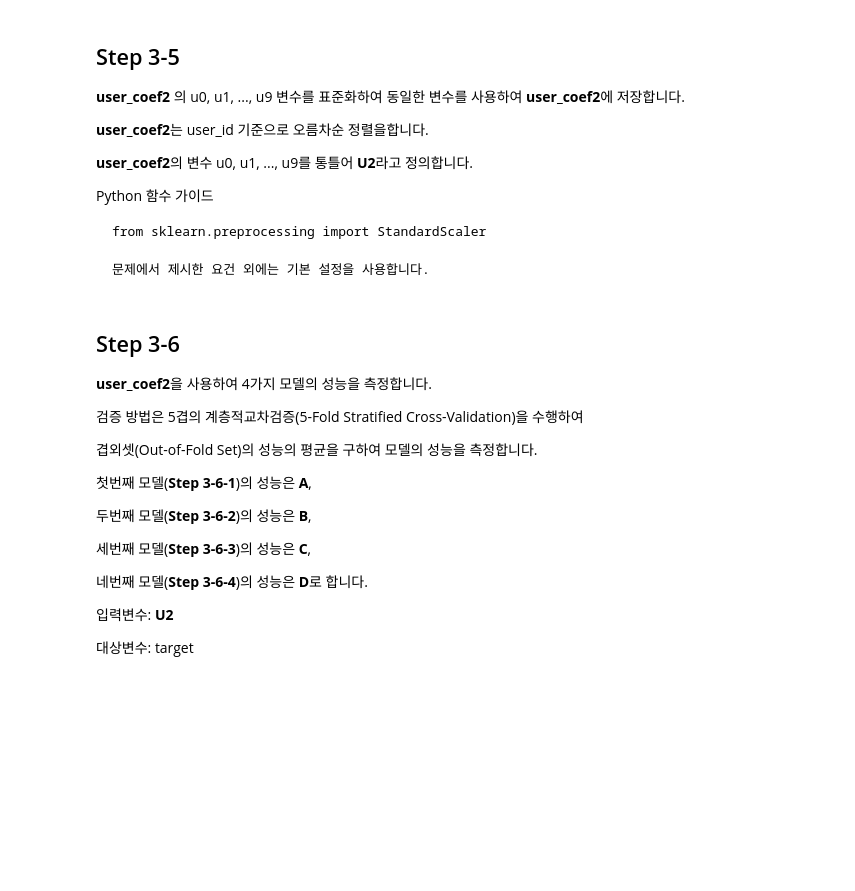
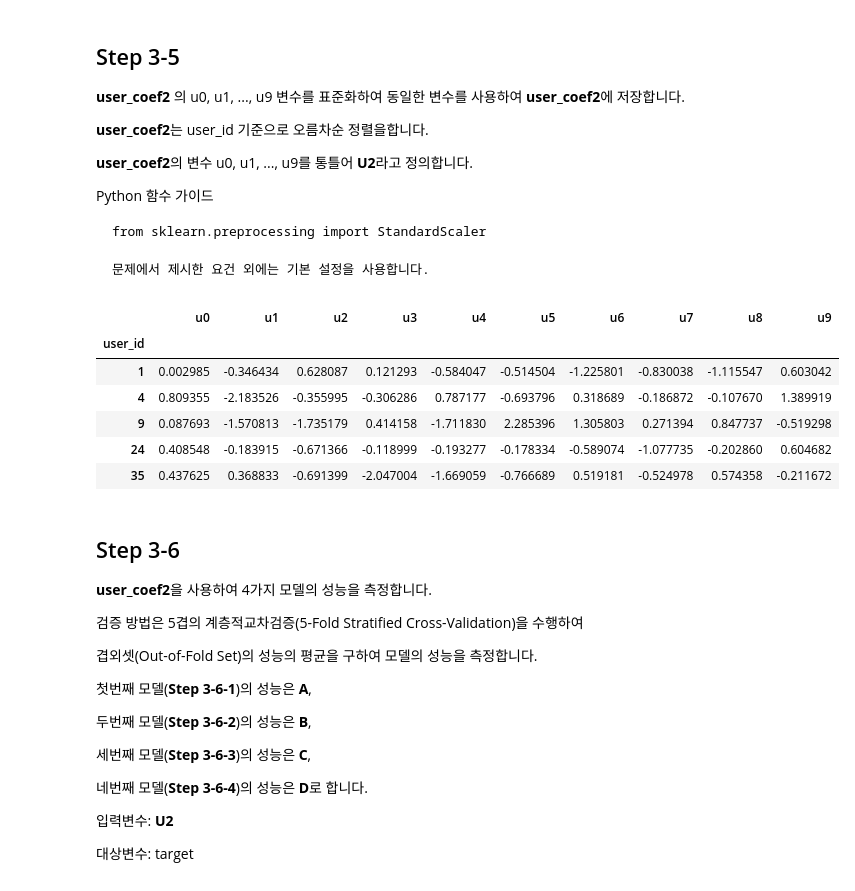
Before and after one commit to sunkusun9/DS_prob1_2510, a Jupyter notebook: prob_solution.ipynb, the cells around one changed output. Drawn from its saved outputs; the diff is of its cells as text; code cells hidden in the pictures; blank space fills up the shorter version.

````diff
--- a/prob_solution.ipynb
+++ b/prob_solution.ipynb
@@ -1304,0 +1342,8 @@ from sklearn.metrics import silhouette_score
+# %%
+s_sil = {}
+for i in range(3, 8):
+    kmeans = KMeans(n_clusters = i, init = 'random', n_init= 100, random_state=123)
+    kmeans.fit(df_user_ratings[X_kmean])
+    s_sil[i] = silhouette_score(df_user_ratings[X_kmean], kmeans.labels_)
+s_sil = pd.Series(s_sil)
+s_sil
@@ -1325,6 +1400,20 @@ from sklearn.preprocessing import StandardScaler
 
 문제에서 제시한 요건 외에는 기본 설정을 사용합니다.
 ```
+# %%
+from sklearn.preprocessing import StandardScaler
+std_scaler = StandardScaler()
+U2 = ['u{}'.format(i) for i in range(10)]
+df_user_coef2[U2] = std_scaler.fit_transform(df_user_coef2[U2])
+df_user_coef2[U2].head()
+# %% [output]
+|  | u0 | u1 | u2 | u3 | u4 | u5 | u6 | u7 | u8 | u9 |
+| user_id |  |  |  |  |  |  |  |  |  |  |
+| 1 | 0.002985 | -0.346434 | 0.628087 | 0.121293 | -0.584047 | -0.514504 | -1.225801 | -0.830038 | -1.115547 | 0.603042 |
+| 4 | 0.809355 | -2.183526 | -0.355995 | -0.306286 | 0.787177 | -0.693796 | 0.318689 | -0.186872 | -0.107670 | 1.389919 |
+| 9 | 0.087693 | -1.570813 | -1.735179 | 0.414158 | -1.711830 | 2.285396 | 1.305803 | 0.271394 | 0.847737 | -0.519298 |
+| 24 | 0.408548 | -0.183915 | -0.671366 | -0.118999 | -0.193277 | -0.178334 | -0.589074 | -1.077735 | -0.202860 | 0.604682 |
+| 35 | 0.437625 | 0.368833 | -0.691399 | -2.047004 | -1.669059 | -0.766689 | 0.519181 | -0.524978 | 0.574358 | -0.211672 |
 # %% [markdown]
 ## Step 3-6
 
````
Also changed, not shown: parts of 12 cells of this notebook.
